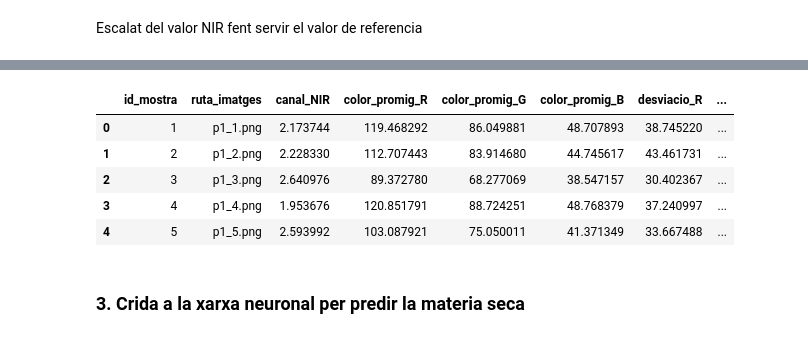
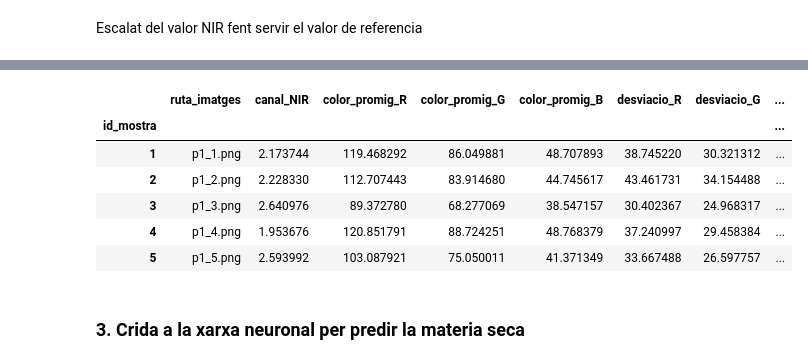
Before and after one commit to DavidDiestreR/potato-dry-matter-optics-ml, a Jupyter notebook: notebooks/product/potato_quality_pipeline.ipynb, the cells around one changed output, grey strips where cells are left out. Cells and saved outputs as stored; diff of their text form; code cells hidden in the pictures.

```diff
--- a/notebooks/product/potato_quality_pipeline.ipynb
+++ b/notebooks/product/potato_quality_pipeline.ipynb
@@ -27,13 +27,14 @@ while ROOT.name != "potato-dry-matter-optics-ml" and ROOT.parent != ROOT:
 os.chdir(ROOT)
 sys.path.append(str(ROOT))
 
-DATA_RAW_CSV = ROOT / "data/input/raw/raw_dataset_v1.csv"
+DATA_RAW_CSV = ROOT / "data/input/raw/raw_dataset_test_1.csv"
 RAW_IMG_DIR = ROOT / "data/input/raw/raw_images/test_1"
-MODEL_PATH = ROOT / "data/output/test_run_2/model_prediccio_ms_final_MAPE_1.65.h5"
-SCALER_PATH = ROOT / "data/output/test_run_2/scaler_X.pkl"
+MODEL_PATH = ROOT / "data/output/train/test_run_dummy_2/model_prediccio_ms_final_MAPE_1.65.h5"
+SCALER_PATH = ROOT / "data/output/test_run_dummy_2/scaler_X.pkl"
+OUTPUT_PATH = ROOT / "data/output/pipeline/pipeline_output_test_1.csv"
 
 # la resta d'imports
-from src.raw_image_treatment import apply_brightness_and_gamma, potato_defect_classification, potato_pixels_rgb_img, potato_filter_extreme_colours, nir_scalation
+from src.raw_image_treatment import apply_brightness_and_gamma, apply_sigmoid, potato_defect_classification, potato_pixels_rgb_img, potato_filter_extreme_colours, nir_scalation
 from src.dry_matter import load_model_and_scaler, predict_dm, dry_matter_quality_classification
 # %% [markdown]
 ## Input
@@ -53,6 +54,6 @@ raw_df["canal_NIR_raw"] = raw_df["canal_NIR_raw"].apply(_to_float)
 raw_df["ref_NIR"] = raw_df["ref_NIR"].apply(_to_float)
 raw_df["ruta_imatges"] = raw_df["ruta_imatges"].apply(lambda p: Path(str(p)).name)
 
-raw_df = raw_df[required_cols].copy().set_index("id_mostra", drop=False)
+raw_df = raw_df[required_cols].copy().set_index("id_mostra", drop=True)
 raw_df.head()
 # %% [output]
@@ -68,15 +69,16 @@ raw_df.head()
 # %% [markdown]
 ### 1. Classificacio visual
 # %%
-# Utilitzar les funcions apply_brightness_and_gamma (nomes per a la classificacio, no es fan servir les imatges amb aquest filtre) i potato_defect_classification
+# Utilitzar les funcions apply_brightness_and_gamma i apply_sigmoid (nomes per a la classificacio, no es fan servir les imatges amb aquest filtre) i potato_defect_classification
 def classify_image(row):
     img_path = RAW_IMG_DIR / Path(row["ruta_imatges"])
     if not img_path.exists():
         return pd.Series({"Defecte": "Unable to classify", "Confianca": 0.0, "es_defecte": True})
 
-    bright_img = apply_brightness_and_gamma(img_path, brightness=2.3, gamma=0.8)
+    bg_img = apply_brightness_and_gamma(img_path, brightness=1, gamma=1.1)
+    sigmoid_img = apply_sigmoid(bg_img, k=6.0, mid=0.5, normalize=True)
     try:
-        defect, conf, _ = potato_defect_classification(bright_img)
+        defect, conf, _ = potato_defect_classification(sigmoid_img)
     except Exception:
         defect, conf = "Unable to classify", 0.0
 
@@ -154,6 +156,6 @@ def extract_rgb_stats(row):
 
 no_defectes = raw_df[~raw_df["es_defecte"]].copy()
 rgb_df = no_defectes.apply(extract_rgb_stats, axis=1)
-no_defectes = pd.concat([no_defectes.reset_index(drop=True), rgb_df.reset_index(drop=True)], axis=1)
+no_defectes = pd.concat([no_defectes, rgb_df], axis=1)
 no_defectes.head()
 # %% [output]
@@ -182,31 +186,25 @@ Visualitzacio i guardat del dataset preprocessat (input de l'algoritme)
 # %%
 # CSV amb columnes: [id_mostra,ruta_imatges,canal_NIR,color_promig_R,color_promig_G,color_promig_B,desviacio_R,desviacio_G,desviacio_B]
 preprocessed_df = no_defectes[[
-    "id_mostra",
     "ruta_imatges",
     "canal_NIR",
     "color_promig_R",
     "color_promig_G",
     "color_promig_B",
     "desviacio_R",
     "desviacio_G",
     "desviacio_B",
 ]].copy() if not no_defectes.empty else pd.DataFrame()
 
-output_path = ROOT / "data/input/processed/processed_dataset_pipeline.csv"
-try:
-    preprocessed_df.to_csv(output_path, index=False)
-except Exception as exc:
-    print(f"No s'ha pogut guardar el CSV preprocessat: {exc}")
-
 preprocessed_df.head()
 # %% [output]
-|  | id_mostra | ruta_imatges | canal_NIR | color_promig_R | color_promig_G | color_promig_B | desviacio_R | ... |
-| 0 | 1 | p1_1.png | 2.173744 | 119.468292 | 86.049881 | 48.707893 | 38.745220 | ... |
-| 1 | 2 | p1_2.png | 2.228330 | 112.707443 | 83.914680 | 44.745617 | 43.461731 | ... |
-| 2 | 3 | p1_3.png | 2.640976 | 89.372780 | 68.277069 | 38.547157 | 30.402367 | ... |
-| 3 | 4 | p1_4.png | 1.953676 | 120.851791 | 88.724251 | 48.768379 | 37.240997 | ... |
-| 4 | 5 | p1_5.png | 2.593992 | 103.087921 | 75.050011 | 41.371349 | 33.667488 | ... |
+|  | ruta_imatges | canal_NIR | color_promig_R | color_promig_G | color_promig_B | desviacio_R | desviacio_G | ... |
+| id_mostra |  |  |  |  |  |  |  | ... |
+| 1 | p1_1.png | 2.173744 | 119.468292 | 86.049881 | 48.707893 | 38.745220 | 30.321312 | ... |
+| 2 | p1_2.png | 2.228330 | 112.707443 | 83.914680 | 44.745617 | 43.461731 | 34.154488 | ... |
+| 3 | p1_3.png | 2.640976 | 89.372780 | 68.277069 | 38.547157 | 30.402367 | 24.968317 | ... |
+| 4 | p1_4.png | 1.953676 | 120.851791 | 88.724251 | 48.768379 | 37.240997 | 29.458384 | ... |
+| 5 | p1_5.png | 2.593992 | 103.087921 | 75.050011 | 41.371349 | 33.667488 | 26.597757 | ... |
 # %% [markdown]
 ### 3. Crida a la xarxa neuronal per predir la materia seca
 # %%
```
Also changed, not shown: parts of 8 cells of this notebook, 55 other files.
